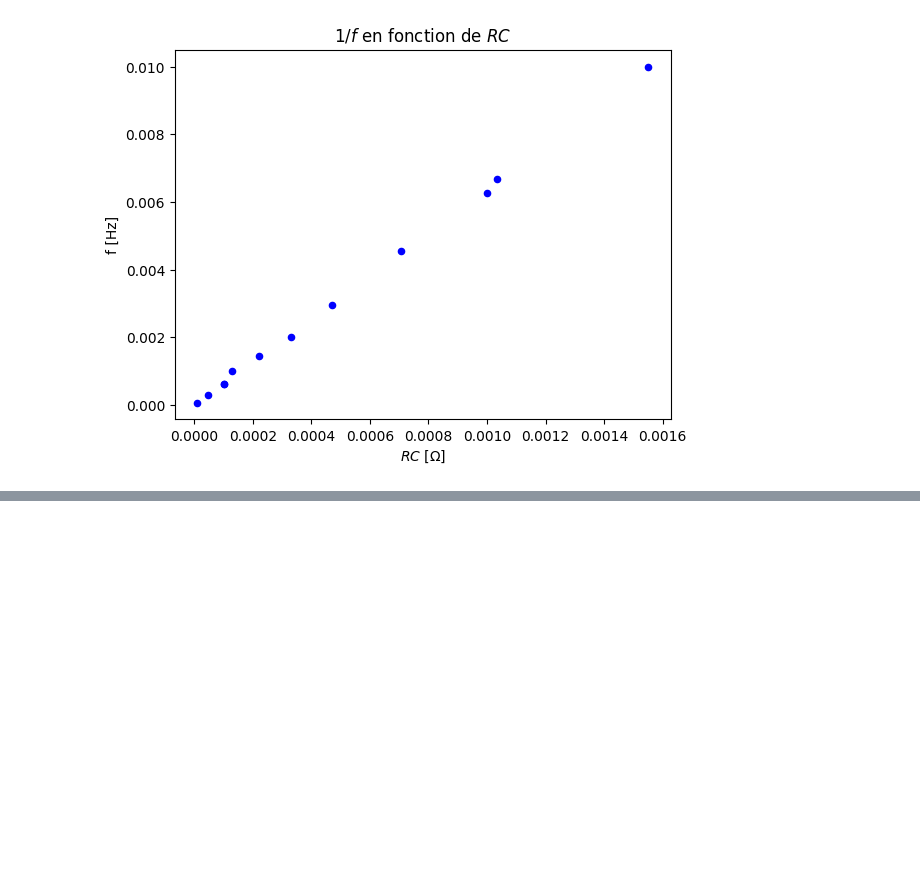
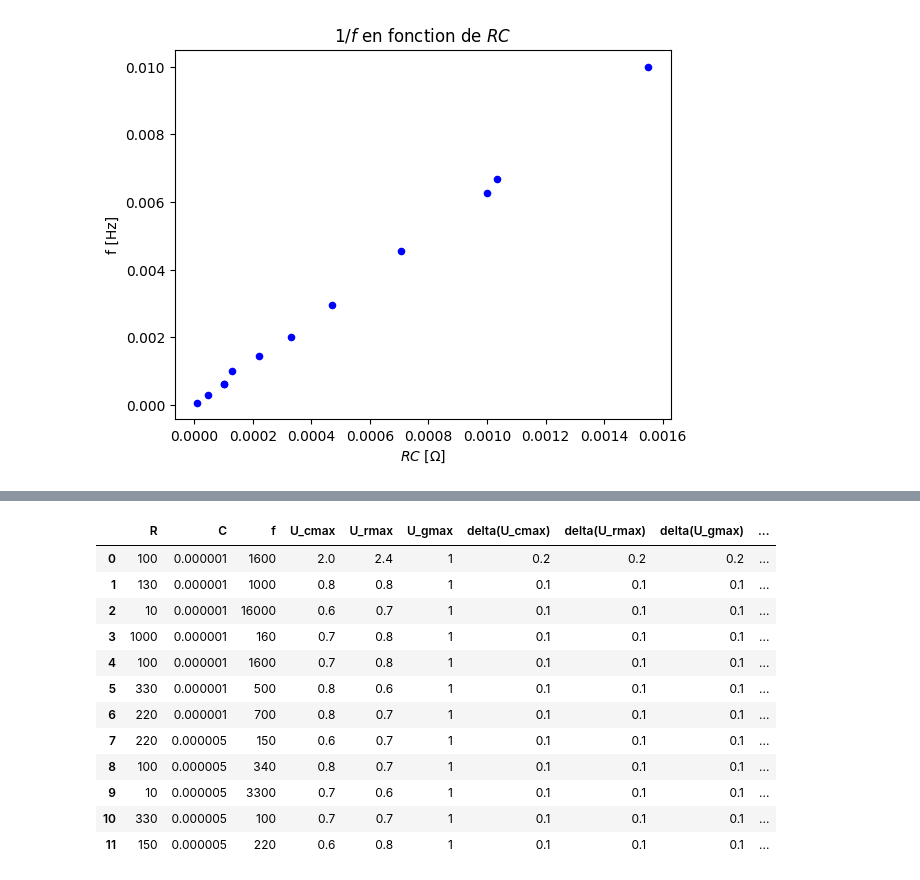
Before and after one commit to Lalfada/raport-RC, a Jupyter notebook: code.ipynb, the cells around one changed output, grey strips where cells are left out. Cells and saved outputs as stored; diff of their text form; code cells hidden in the pictures; blank space fills up the shorter version.

```diff
--- a/code.ipynb
+++ b/code.ipynb
@@ -162,0 +183,16 @@ plt.show()
+# %%
+df
+# %% [output]
+|  | R | C | f | U_cmax | U_rmax | U_gmax | delta(U_cmax) | delta(U_rmax) | delta(U_gmax) | ... |
+| 0 | 100 | 0.000001 | 1600 | 2.0 | 2.4 | 1 | 0.2 | 0.2 | 0.2 | ... |
+| 1 | 130 | 0.000001 | 1000 | 0.8 | 0.8 | 1 | 0.1 | 0.1 | 0.1 | ... |
+| 2 | 10 | 0.000001 | 16000 | 0.6 | 0.7 | 1 | 0.1 | 0.1 | 0.1 | ... |
+| 3 | 1000 | 0.000001 | 160 | 0.7 | 0.8 | 1 | 0.1 | 0.1 | 0.1 | ... |
+| 4 | 100 | 0.000001 | 1600 | 0.7 | 0.8 | 1 | 0.1 | 0.1 | 0.1 | ... |
+| 5 | 330 | 0.000001 | 500 | 0.8 | 0.6 | 1 | 0.1 | 0.1 | 0.1 | ... |
+| 6 | 220 | 0.000001 | 700 | 0.8 | 0.7 | 1 | 0.1 | 0.1 | 0.1 | ... |
+| 7 | 220 | 0.000005 | 150 | 0.6 | 0.7 | 1 | 0.1 | 0.1 | 0.1 | ... |
+| 8 | 100 | 0.000005 | 340 | 0.8 | 0.7 | 1 | 0.1 | 0.1 | 0.1 | ... |
+| 9 | 10 | 0.000005 | 3300 | 0.7 | 0.6 | 1 | 0.1 | 0.1 | 0.1 | ... |
+| 10 | 330 | 0.000005 | 100 | 0.7 | 0.7 | 1 | 0.1 | 0.1 | 0.1 | ... |
+| 11 | 150 | 0.000005 | 220 | 0.6 | 0.8 | 1 | 0.1 | 0.1 | 0.1 | ... |
```
Also changed, not shown: parts of 4 cells of this notebook.
